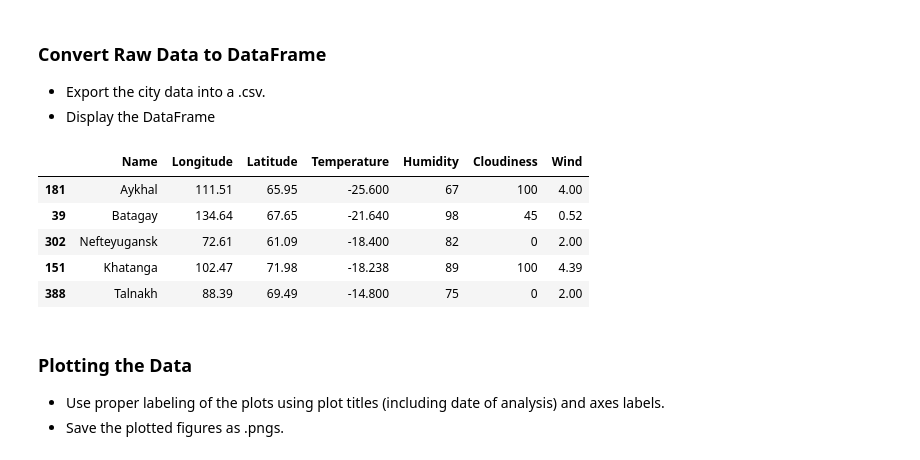
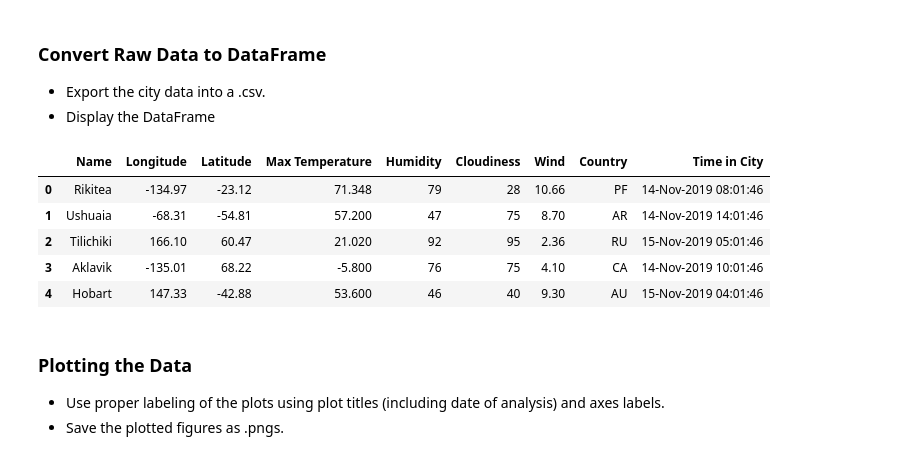
Before and after one commit to DutchDS/Python_API_Challenge, a Jupyter notebook: WeatherPy/WeatherPy.ipynb, the cells around one changed output. Cells and saved outputs as stored; diff of their text form; code cells hidden in the pictures.

```diff
--- a/WeatherPy/WeatherPy.ipynb
+++ b/WeatherPy/WeatherPy.ipynb
@@ -103,31 +127,34 @@ for city in cities:
 # %%
 my_dict = pd.Series()
 my_df = pd.DataFrame()
 
 # Specify the file to write to
 output_path = os.path.join("output", "new.csv")
 
 # Open the file using "write" mode. Specify the variable to hold the contents
 with open(output_path, 'w', newline='') as csvfile:
     csvwriter = csv.writer(csvfile, delimiter=',')
-    csvwriter.writerow(["Name","Longitude","Latitude","Temperature","Humidity","Cloudiness","Wind"])
+    csvwriter.writerow(["Name","Longitude","Latitude","Max Temperature","Humidity","Cloudiness","Wind","Country","Time in City"])
 
     for x in response_json:
-        my_dict= (x['name'],x['coord']['lon'],x['coord']['lat'],((x['main']['temp']-273.15)*9/5)+32,
-                  x['main']['humidity'],x['clouds']['all'],x['wind']['speed'])
+        # Determine local time per city. Time now is local STL time, where GMT is 6 hours ahead
+        local_time = datetime.now() + timedelta(hours=(x['timezone']/60/60)+6)
+        local_time_fmt = local_time.strftime ('%d-%b-%Y %H:%M:%S')
+
+        my_dict= (x['name'],x['coord']['lon'],x['coord']['lat'],((x['main']['temp_max']-273.15)*9/5)+32,
+                  x['main']['humidity'],x['clouds']['all'],x['wind']['speed'],x['sys']['country'], local_time_fmt)
         csvwriter.writerow(my_dict) # Export to cvs file
 
 # read from created cvs file
 my_df = pd.read_csv(output_path, encoding="ISO-8859-1", low_memory=False)
-my_df = my_df.sort_values('Temperature', ascending=True)
 my_df.head()
 # %% [output]
-|  | Name | Longitude | Latitude | Temperature | Humidity | Cloudiness | Wind |
-| 181 | Aykhal | 111.51 | 65.95 | -25.600 | 67 | 100 | 4.00 |
-| 39 | Batagay | 134.64 | 67.65 | -21.640 | 98 | 45 | 0.52 |
-| 302 | Nefteyugansk | 72.61 | 61.09 | -18.400 | 82 | 0 | 2.00 |
-| 151 | Khatanga | 102.47 | 71.98 | -18.238 | 89 | 100 | 4.39 |
-| 388 | Talnakh | 88.39 | 69.49 | -14.800 | 75 | 0 | 2.00 |
+|  | Name | Longitude | Latitude | Max Temperature | Humidity | Cloudiness | Wind | Country | Time in City |
+| 0 | Rikitea | -134.97 | -23.12 | 71.348 | 79 | 28 | 10.66 | PF | 14-Nov-2019 08:01:46 |
+| 1 | Ushuaia | -68.31 | -54.81 | 57.200 | 47 | 75 | 8.70 | AR | 14-Nov-2019 14:01:46 |
+| 2 | Tilichiki | 166.10 | 60.47 | 21.020 | 92 | 95 | 2.36 | RU | 15-Nov-2019 05:01:46 |
+| 3 | Aklavik | -135.01 | 68.22 | -5.800 | 76 | 75 | 4.10 | CA | 14-Nov-2019 10:01:46 |
+| 4 | Hobart | 147.33 | -42.88 | 53.600 | 46 | 40 | 9.30 | AU | 15-Nov-2019 04:01:46 |
 # %% [markdown]
 ### Plotting the Data
 * Use proper labeling of the plots using plot titles (including date of analysis) and axes labels.
```
Also changed, not shown: parts of 9 cells of this notebook, 1 other file.
